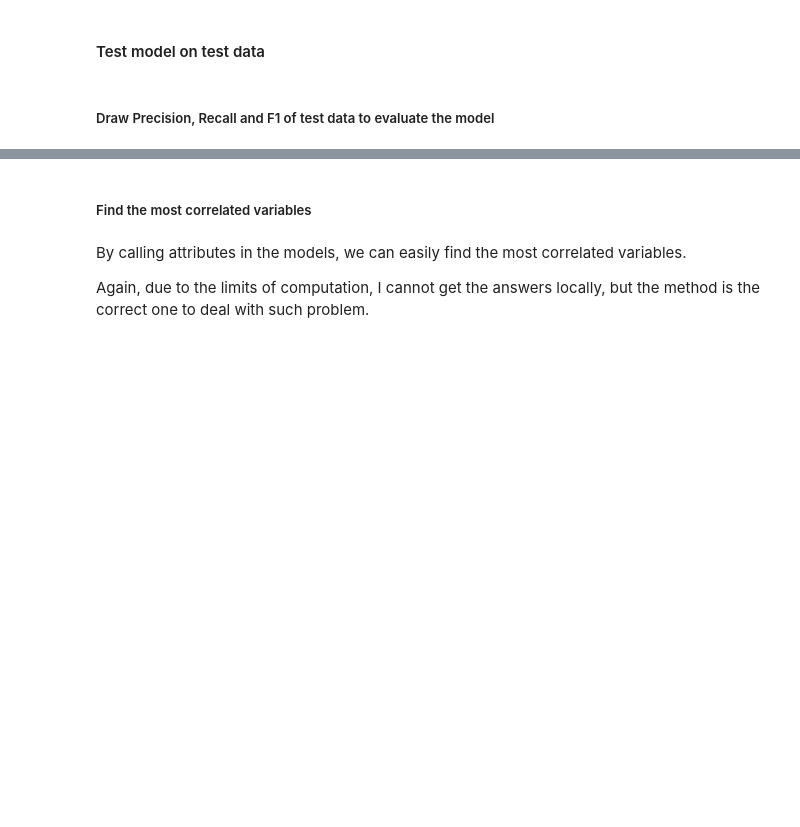
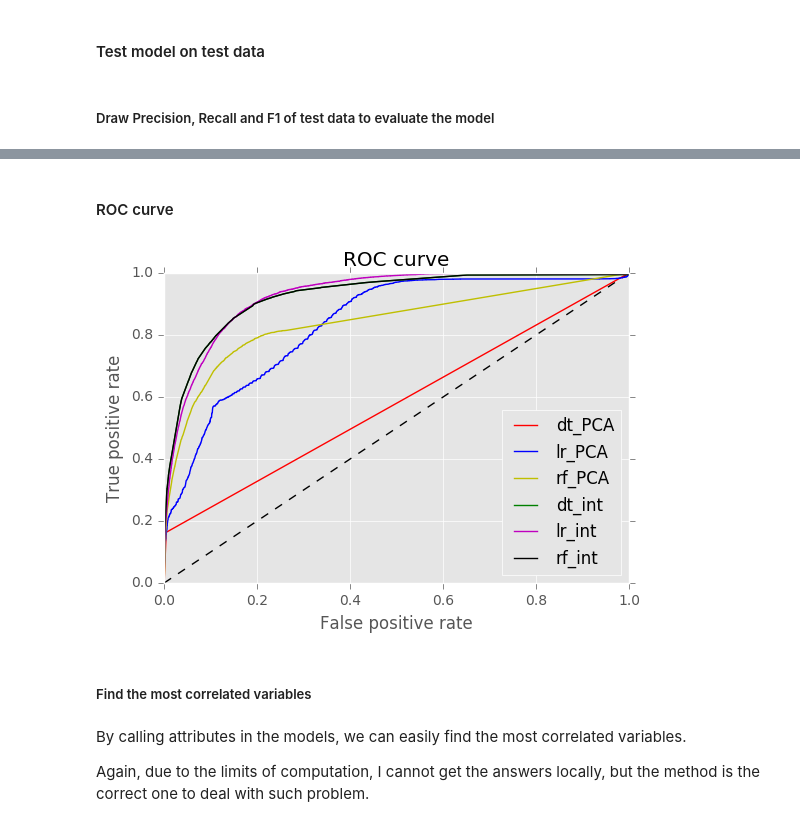
Before and after one commit to wuhanlin21/dataiku_challenge, a Jupyter notebook: Dataiku_data_challenge.ipynb, the cells around one changed output, grey strips where cells are left out. Cells and saved outputs as stored; diff of their text form; code cells hidden in the pictures; blank space fills up the shorter version.

Commit message:
add PCA and cat encoder

```diff
--- a/Dataiku_data_challenge.ipynb
+++ b/Dataiku_data_challenge.ipynb
@@ -240,0 +332,9 @@ grid_lr.fit(X_train_combined_mat, y_train)
+# %%
+# integer encoder
+# use CV to find the best parameters
+start = time.clock()
+param_grid_lr = {'C': np.logspace(-3, 3, 10)}
+grid_lr_int = GridSearchCV(LogisticRegression(), param_grid_lr, cv=10)
+grid_lr_int.fit(X_train_combined_cat_int, y_train)
+end = time.clock()
+print "time: ", end - start
@@ -248,5 +352,9 @@ from sklearn.ensemble import RandomForestClassifier
 # %%
+# PCA
 # use CV to find the best parameters
-param_grid_rf = {'n_estimators': range(1, 20)}
-grid_rf = GridSearchCV(RandomForestClassifier(), param_grid_rf, cv=10)
-grid_rf.fit(X_train_combined_mat, y_train)
+start = time.clock()
+param_grid_rf = {'n_estimators': range(2,10)}
+grid_rf_pca = GridSearchCV(RandomForestClassifier(), param_grid_rf, cv=10)
+grid_rf_pca.fit(X_train_pca, y_train)
+end = time.clock()
+print "time: ", end - start
@@ -284,3 +460,37 @@ print(classification_report(y_test, pred_rf))
+# %% [markdown]
+#### ROC curve
+# %%
+pred_dt_pca = grid_dt_pca.predict_proba(X_test_pca)[:, 1]
+fpr_dt_pca, tpr_dt_pca, _ = roc_curve(y_test, pred_dt_pca)
+pred_dt_int = grid_dt_int.predict_proba(X_test_combined_cat_int)[:, 1]
+fpr_dt_int, tpr_dt_int, _ = roc_curve(y_test, pred_dt_int)
+
+pred_lr_pca = grid_lr_pca.predict_proba(X_test_pca)[:, 1]
+fpr_lr_pca, tpr_lr_pca, _ = roc_curve(y_test, pred_lr_pca)
+pred_lr_int = grid_lr_int.predict_proba(X_test_combined_cat_int)[:, 1]
+fpr_lr_int, tpr_lr_int, _ = roc_curve(y_test, pred_lr_int)
+
+pred_rf_pca = grid_rf_pca.predict_proba(X_test_pca)[:, 1]
+fpr_rf_pca, tpr_rf_pca, _ = roc_curve(y_test, pred_rf_pca)
+pred_rf_int = grid_dt_int.predict_proba(X_test_combined_cat_int)[:, 1]
+fpr_rf_int, tpr_rf_int, _ = roc_curve(y_test, pred_rf_int)
+
+
+plt.figure(1)
+plt.plot([0, 1], [0, 1], 'k--')
+plt.plot(fpr_dt_pca, tpr_dt_pca, label='dt_PCA', color='r')
+plt.plot(fpr_lr_pca, tpr_lr_pca, label='lr_PCA', color='b')
+plt.plot(fpr_rf_pca, tpr_rf_pca, label='rf_PCA', color='y')
+plt.plot(fpr_dt_int, tpr_dt_int, label='dt_int', color='g')
+plt.plot(fpr_lr_int, tpr_lr_int, label='lr_int', color='m')
+plt.plot(fpr_rf_int, tpr_rf_int, label='rf_int', color='k')
+plt.xlabel('False positive rate')
+plt.ylabel('True positive rate')
+plt.title('ROC curve')
+plt.legend(loc='best')
+plt.show()
+# %% [output]
+[figure, added]
 # %% [markdown]
 ##### Find the most correlated variables
 # %% [markdown]
```
Also changed, not shown: parts of 44 cells of this notebook.
